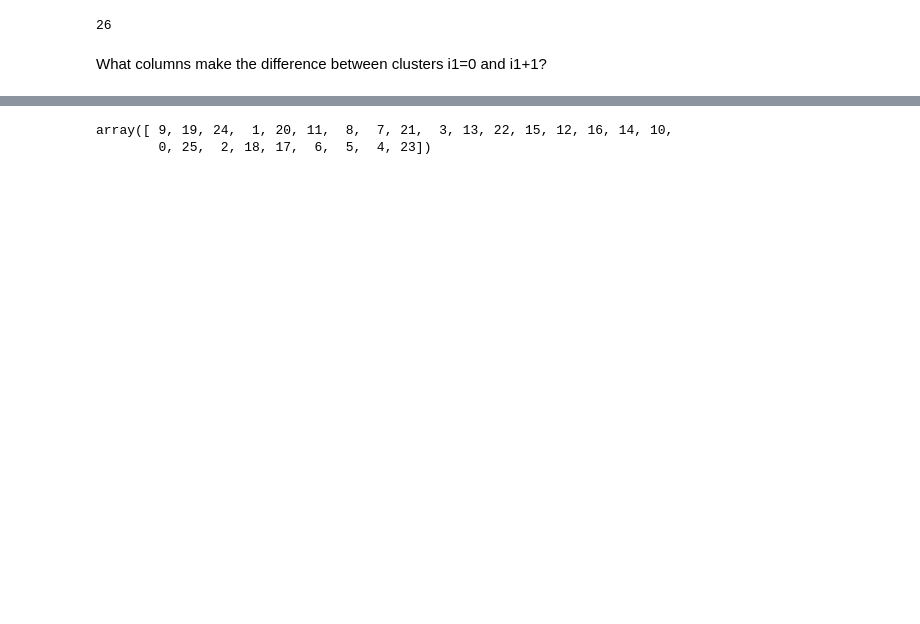
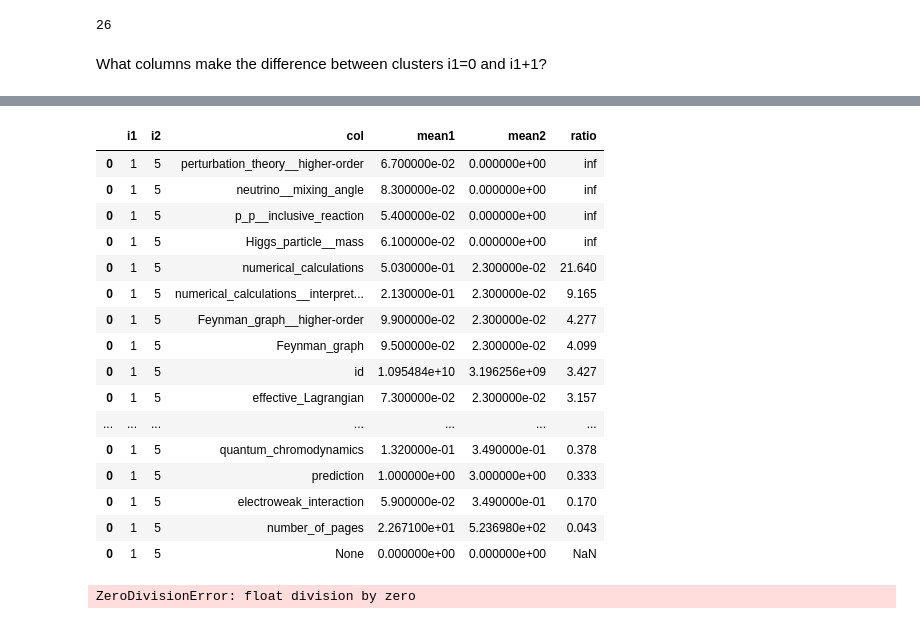
Before and after one commit to ALuchinsky/Spring2022_CS6500, a Jupyter notebook: notebooks/Compare.ipynb, the cells around one changed output, grey strips where cells are left out. Cells and saved outputs as stored; diff of their text form; code cells hidden in the pictures; blank space fills up the shorter version.

```diff
--- a/notebooks/Compare.ipynb
+++ b/notebooks/Compare.ipynb
@@ -190,5 +246,7 @@ plt.ylim(0,1);
 # %%
-numeric_columns = [c[0] for c in kmeans.dtypes if c[1] == 'bigint']
+kmeans = kws_kmeans
+bkmeans = kws_bkmeans
+numeric_columns = [c[0] for c in bkmeans.dtypes if c[1] == 'bigint']
 len(numeric_columns)
 # %% [output]
 26
@@ -199,17 +293,46 @@ What columns make the difference between clusters i1=0 and i1+1?
+# %%
+i1, i2 = 1, 5
+counts = pd.DataFrame()
+for col in numeric_columns:
+    means = bkmeans.select(col, "prediction").groupby("prediction").\
+        agg(mean(col), F.count(F.lit(1)).alias("count")).\
+        sort(desc("count")).collect()
+    counts = pd.concat([counts, pd.DataFrame([{"i1":i1, "i2":i2, "col":col, "mean1":means[i1][1], "mean2":means[i2][1]}])])
+counts["ratio"] = counts["mean1"]/counts["mean2"]
+# %%
+round(counts.sort_values("ratio", ascending=False), 3)
+# %% [output]
+|  | i1 | i2 | col | mean1 | mean2 | ratio |
+| 0 | 1 | 5 | perturbation_theory__higher-order | 6.700000e-02 | 0.000000e+00 | inf |
+| 0 | 1 | 5 | neutrino__mixing_angle | 8.300000e-02 | 0.000000e+00 | inf |
+| 0 | 1 | 5 | p_p__inclusive_reaction | 5.400000e-02 | 0.000000e+00 | inf |
+| 0 | 1 | 5 | Higgs_particle__mass | 6.100000e-02 | 0.000000e+00 | inf |
+| 0 | 1 | 5 | numerical_calculations | 5.030000e-01 | 2.300000e-02 | 21.640 |
+| 0 | 1 | 5 | numerical_calculations__interpret... | 2.130000e-01 | 2.300000e-02 | 9.165 |
+| 0 | 1 | 5 | Feynman_graph__higher-order | 9.900000e-02 | 2.300000e-02 | 4.277 |
+| 0 | 1 | 5 | Feynman_graph | 9.500000e-02 | 2.300000e-02 | 4.099 |
+| 0 | 1 | 5 | id | 1.095484e+10 | 3.196256e+09 | 3.427 |
+| 0 | 1 | 5 | effective_Lagrangian | 7.300000e-02 | 2.300000e-02 | 3.157 |
+| ... | ... | ... | ... | ... | ... | ... |
+| 0 | 1 | 5 | quantum_chromodynamics | 1.320000e-01 | 3.490000e-01 | 0.378 |
+| 0 | 1 | 5 | prediction | 1.000000e+00 | 3.000000e+00 | 0.333 |
+| 0 | 1 | 5 | electroweak_interaction | 5.900000e-02 | 3.490000e-01 | 0.170 |
+| 0 | 1 | 5 | number_of_pages | 2.267100e+01 | 5.236980e+02 | 0.043 |
+| 0 | 1 | 5 | None | 0.000000e+00 | 0.000000e+00 | NaN |
 # %%
 ratios = []
 i1 = 0
+i2 = 6
 for col in numeric_columns:
     means = bkmeans.select(col, "prediction").groupby("prediction").\
         agg(mean(col), F.count(F.lit(1)).alias("count")).\
         sort(desc("count")).collect()
-    ratios.append(means[i1][1]/means[i1+1][1] if means[i1+1][1] else 0)
+    ratios.append(means[i1][1]/means[i2][1] if means[i1+1][1] else 0)
 ratios = np.array(ratios)
 
 np.argsort(-ratios)
 # %% [output]
-array([ 9, 19, 24,  1, 20, 11,  8,  7, 21,  3, 13, 22, 15, 12, 16, 14, 10,
-        0, 25,  2, 18, 17,  6,  5,  4, 23])
+ZeroDivisionError: float division by zero
 # %%
 -np.sort(-ratios)
 # %% [output]
```
Also changed, not shown: parts of 17 cells of this notebook, 2 other files.
